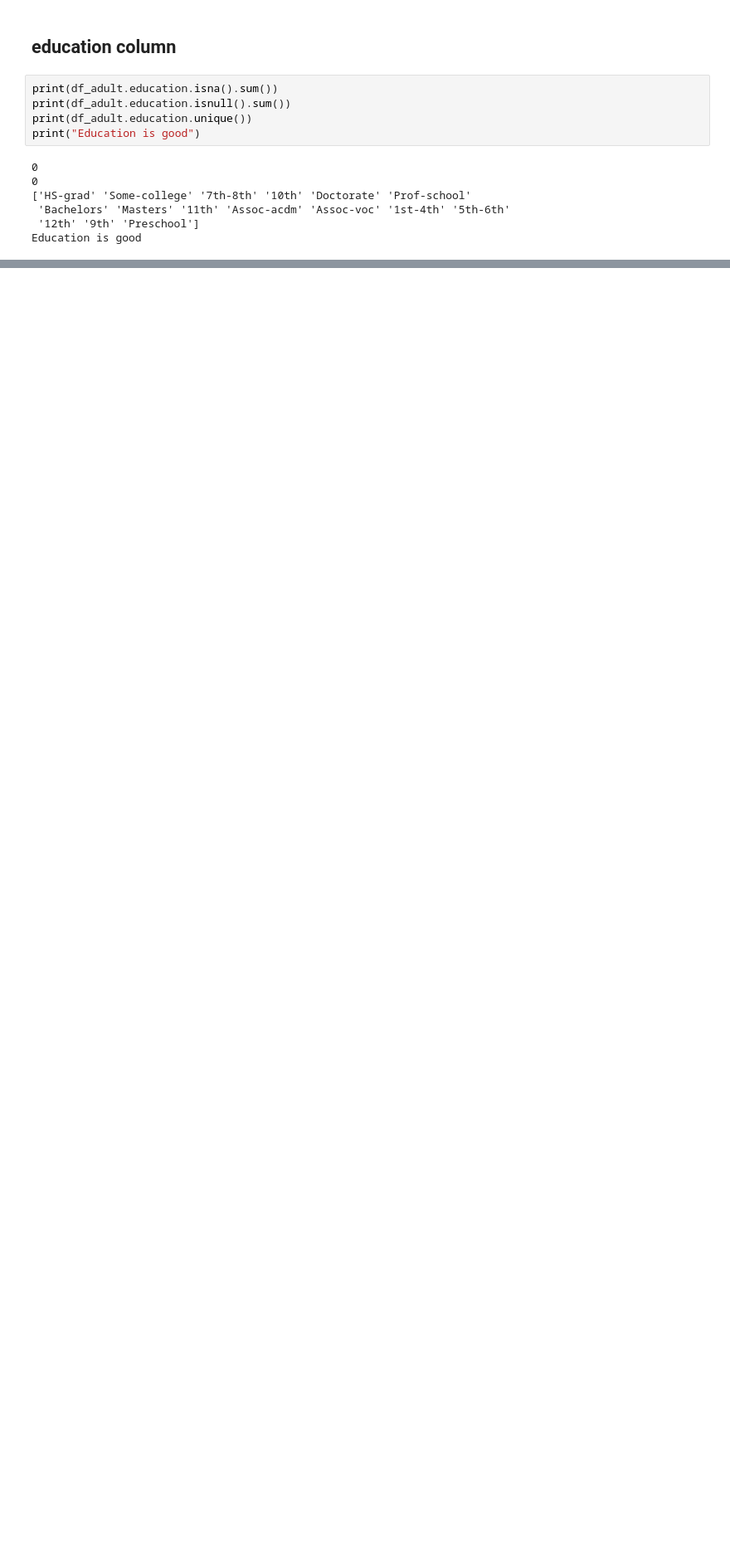
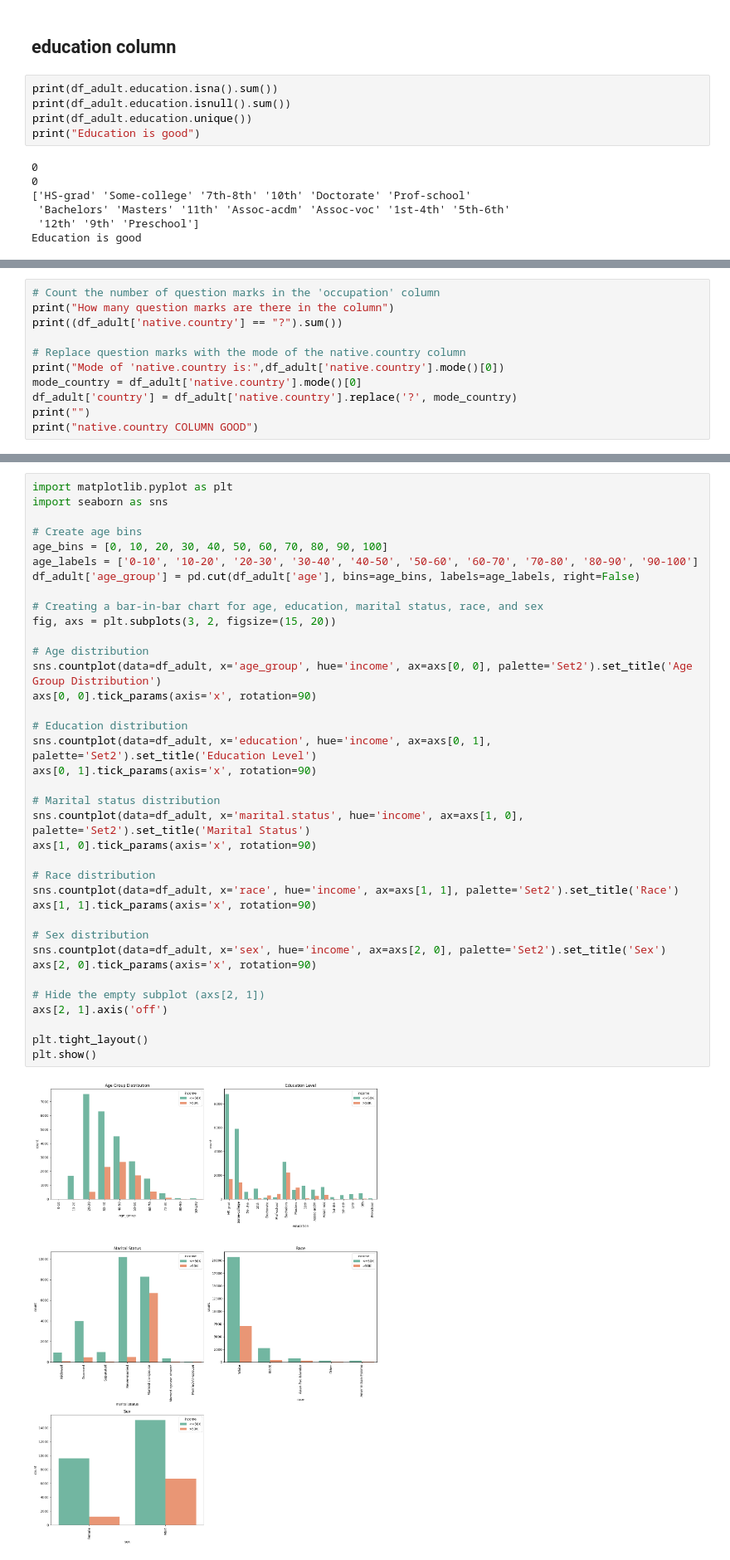
Before and after one commit to OptimusCoderr/Datainmotion, a Jupyter notebook: analyzing-adult-income-data-in-motion-project.ipynb, the cells around one changed output, grey strips where cells are left out. Shown at 83% size. Cells and saved outputs as stored; diff of their text form; blank space fills up the shorter version.

Commit message:
Kaggle Notebook | Analyzing Adult Income Data In motion Project | Version 3

```diff
--- a/analyzing-adult-income-data-in-motion-project.ipynb
+++ b/analyzing-adult-income-data-in-motion-project.ipynb
@@ -105,0 +251,11 @@ Education is good
+# %%
+# Count the number of question marks in the 'occupation' column
+print("How many question marks are there in the column")
+print((df_adult['native.country'] == "?").sum())
+
+# Replace question marks with the mode of the native.country column
+print("Mode of 'native.country is:",df_adult['native.country'].mode()[0])
+mode_country = df_adult['native.country'].mode()[0]
+df_adult['country'] = df_adult['native.country'].replace('?', mode_country)
+print("")
+print("native.country COLUMN GOOD")
@@ -105,0 +278,39 @@ Education is good
+# %%
+import matplotlib.pyplot as plt
+import seaborn as sns
+
+# Create age bins
+age_bins = [0, 10, 20, 30, 40, 50, 60, 70, 80, 90, 100]
+age_labels = ['0-10', '10-20', '20-30', '30-40', '40-50', '50-60', '60-70', '70-80', '80-90', '90-100']
+df_adult['age_group'] = pd.cut(df_adult['age'], bins=age_bins, labels=age_labels, right=False)
+
+# Creating a bar-in-bar chart for age, education, marital status, race, and sex
+fig, axs = plt.subplots(3, 2, figsize=(15, 20))
+
+# Age distribution
+sns.countplot(data=df_adult, x='age_group', hue='income', ax=axs[0, 0], palette='Set2').set_title('Age Group Distribution')
+axs[0, 0].tick_params(axis='x', rotation=90)
+
+# Education distribution
+sns.countplot(data=df_adult, x='education', hue='income', ax=axs[0, 1], palette='Set2').set_title('Education Level')
+axs[0, 1].tick_params(axis='x', rotation=90)
+
+# Marital status distribution
+sns.countplot(data=df_adult, x='marital.status', hue='income', ax=axs[1, 0], palette='Set2').set_title('Marital Status')
+axs[1, 0].tick_params(axis='x', rotation=90)
+
+# Race distribution
+sns.countplot(data=df_adult, x='race', hue='income', ax=axs[1, 1], palette='Set2').set_title('Race')
+axs[1, 1].tick_params(axis='x', rotation=90)
+
+# Sex distribution
+sns.countplot(data=df_adult, x='sex', hue='income', ax=axs[2, 0], palette='Set2').set_title('Sex')
+axs[2, 0].tick_params(axis='x', rotation=90)
+
+# Hide the empty subplot (axs[2, 1])
+axs[2, 1].axis('off')
+
+plt.tight_layout()
+plt.show()
+# %% [output]
+[figure, added]
```
Also changed, not shown: parts of 14 cells of this notebook.
